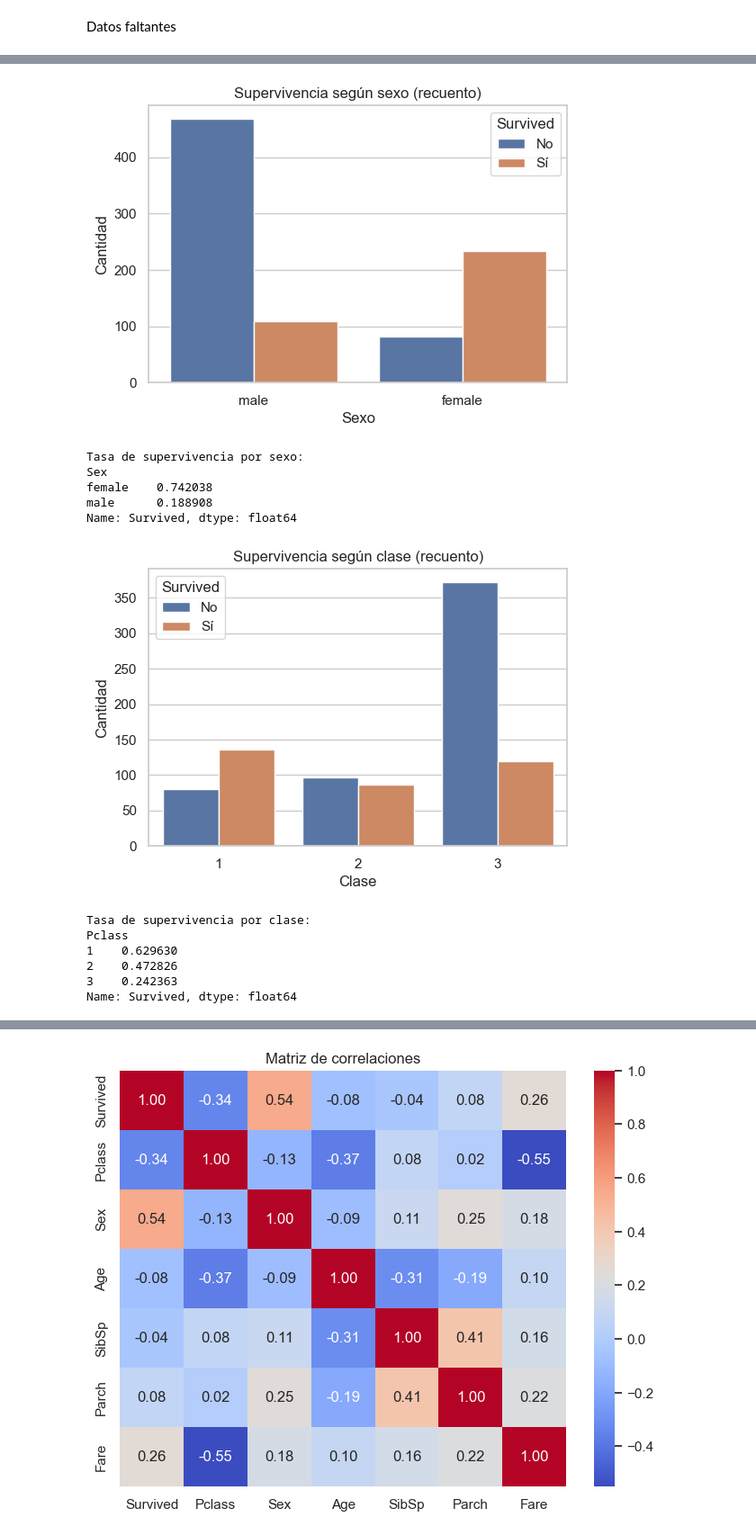
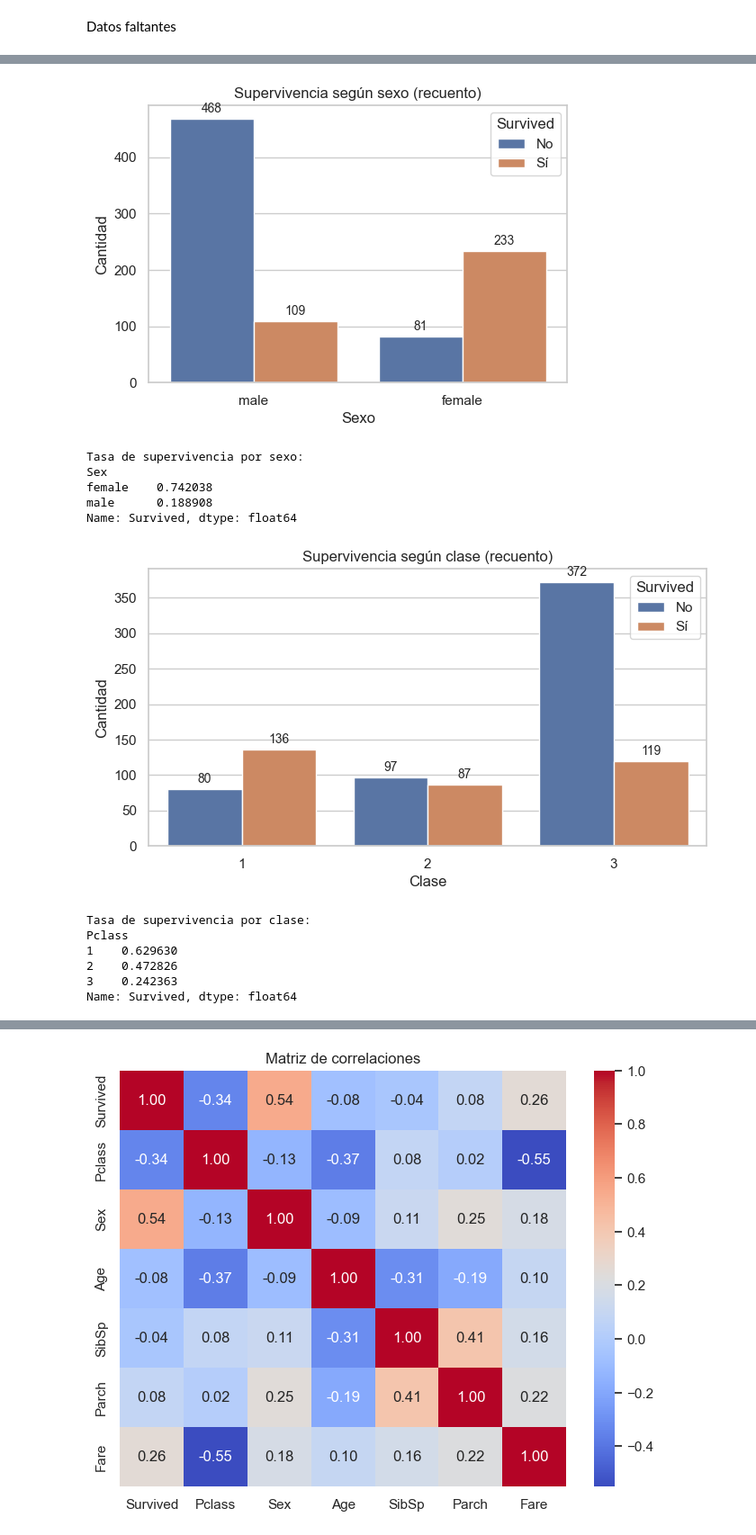
Before and after one commit to rhorbe/dss-titanic, a Jupyter notebook: data/titanic.ipynb, the cells around one changed output, grey strips where cells are left out. Shown: that part at 90% size. Saved outputs shown, nothing was run; the diff lists cells and outputs as text; code cells hidden in the pictures.

```diff
--- a/data/titanic.ipynb
+++ b/data/titanic.ipynb
@@ -287,40 +321,54 @@ Name: proportion, dtype: float64
-# %%
 # %%
 # 3.2 Supervivencia por sexo
 
 plt.figure(figsize=(6,4))
-sns.countplot(data=df, x="Sex", hue="Survived")
+ax = sns.countplot(data=df, x="Sex", hue="Survived")
 plt.title("Supervivencia según sexo (recuento)")
 plt.xlabel("Sexo")
 plt.ylabel("Cantidad")
 plt.legend(title="Survived", labels=["No", "Sí"])
+
+for container in ax.containers:
+    ax.bar_label(
+        container,
+        padding=3,
+        fontsize=10
+    )
+
 plt.show()
 
 print("\nTasa de supervivencia por sexo:")
 print(df.groupby("Sex")["Survived"].mean())
 # %% [output]
-[figure, old version]
+[figure, new version]
 Tasa de supervivencia por sexo:
 Sex
 female    0.742038
 male      0.188908
 Name: Survived, dtype: float64
-# %%
 # %%
 # 3.3 Supervivencia por clase (Pclass)
 
-plt.figure(figsize=(6,4))
-sns.countplot(data=df, x="Pclass", hue="Survived")
+plt.figure(figsize=(8,4))
+ax = sns.countplot(data=df, x="Pclass", hue="Survived")
 plt.title("Supervivencia según clase (recuento)")
 plt.xlabel("Clase")
 plt.ylabel("Cantidad")
 plt.legend(title="Survived", labels=["No", "Sí"])
+
+for container in ax.containers:
+    ax.bar_label(
+        container,
+        padding=3,
+        fontsize=10
+    )
+
 plt.show()
 
 print("\nTasa de supervivencia por clase:")
 print(df.groupby("Pclass")["Survived"].mean())
 # %% [output]
-[figure, old version]
+[figure, new version]
 Tasa de supervivencia por clase:
 Pclass
 1    0.629630
```
Also changed, not shown: parts of 29 cells of this notebook.
